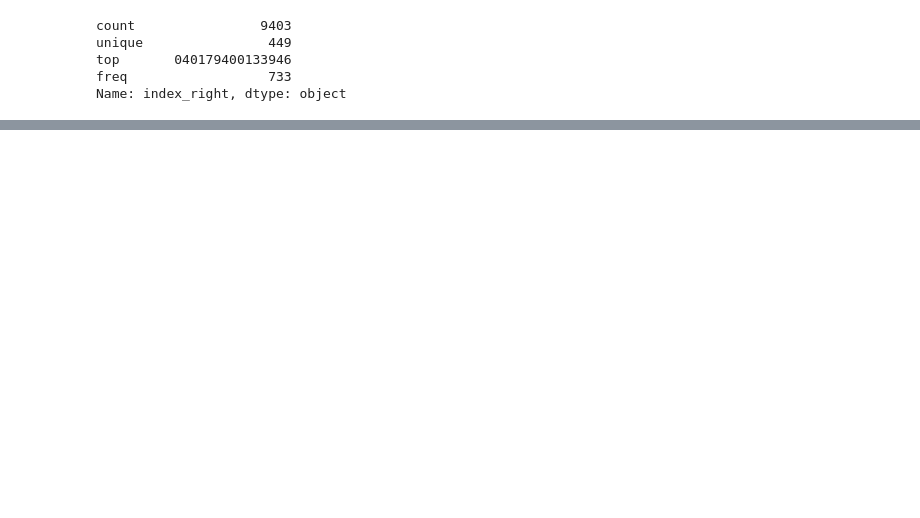
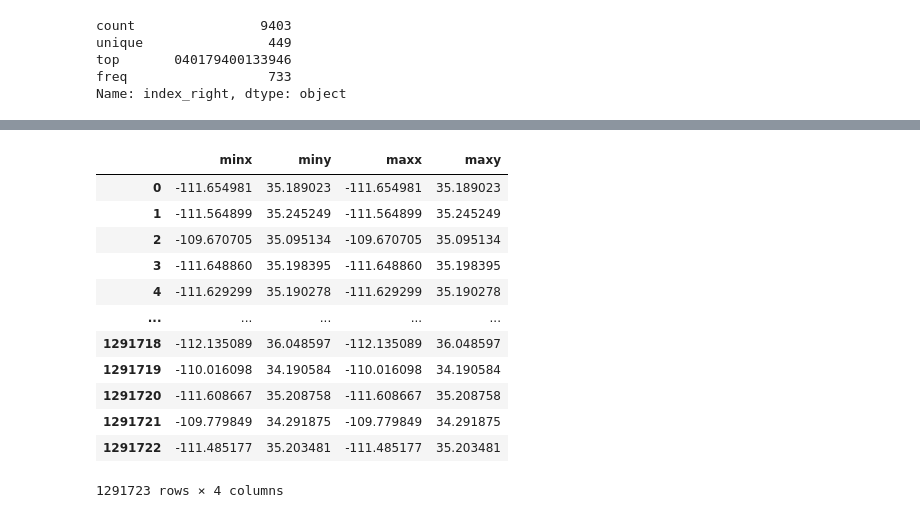
Before and after one commit to CANIS-NAU/Measuring-Mobile-Broadband, a Jupyter notebook: analysis-scripts/hopi_eoc.ipynb, the cells around one changed output, grey strips where cells are left out. Drawn from its saved outputs; the diff is of its cells as text; code cells hidden in the pictures; blank space fills up the shorter version.

```diff
--- a/analysis-scripts/hopi_eoc.ipynb
+++ b/analysis-scripts/hopi_eoc.ipynb
@@ -166,0 +199,16 @@ plt.show()
+# %%
+skyhook_gdf.bounds
+# %% [output]
+|  | minx | miny | maxx | maxy |
+| 0 | -111.654981 | 35.189023 | -111.654981 | 35.189023 |
+| 1 | -111.564899 | 35.245249 | -111.564899 | 35.245249 |
+| 2 | -109.670705 | 35.095134 | -109.670705 | 35.095134 |
+| 3 | -111.648860 | 35.198395 | -111.648860 | 35.198395 |
+| 4 | -111.629299 | 35.190278 | -111.629299 | 35.190278 |
+| ... | ... | ... | ... | ... |
+| 1291718 | -112.135089 | 36.048597 | -112.135089 | 36.048597 |
+| 1291719 | -110.016098 | 34.190584 | -110.016098 | 34.190584 |
+| 1291720 | -111.608667 | 35.208758 | -111.608667 | 35.208758 |
+| 1291721 | -109.779849 | 34.291875 | -109.779849 | 34.291875 |
+| 1291722 | -111.485177 | 35.203481 | -111.485177 | 35.203481 |
+1291723 rows × 4 columns
```
Also changed, not shown: parts of 10 cells of this notebook, 4 other files.
